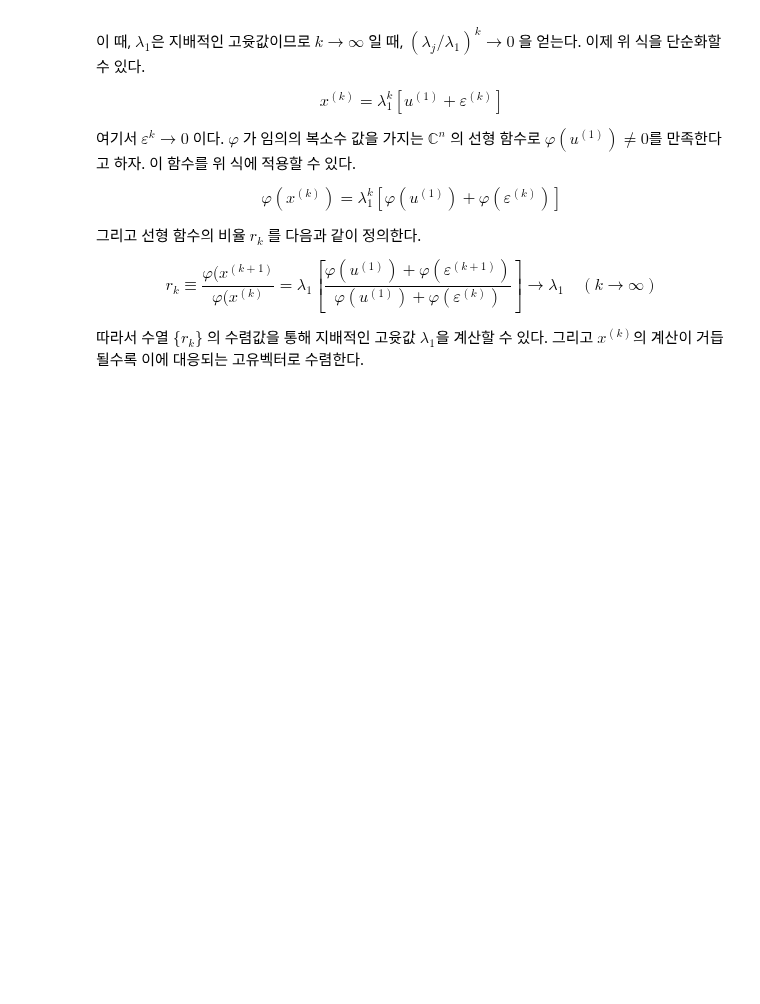
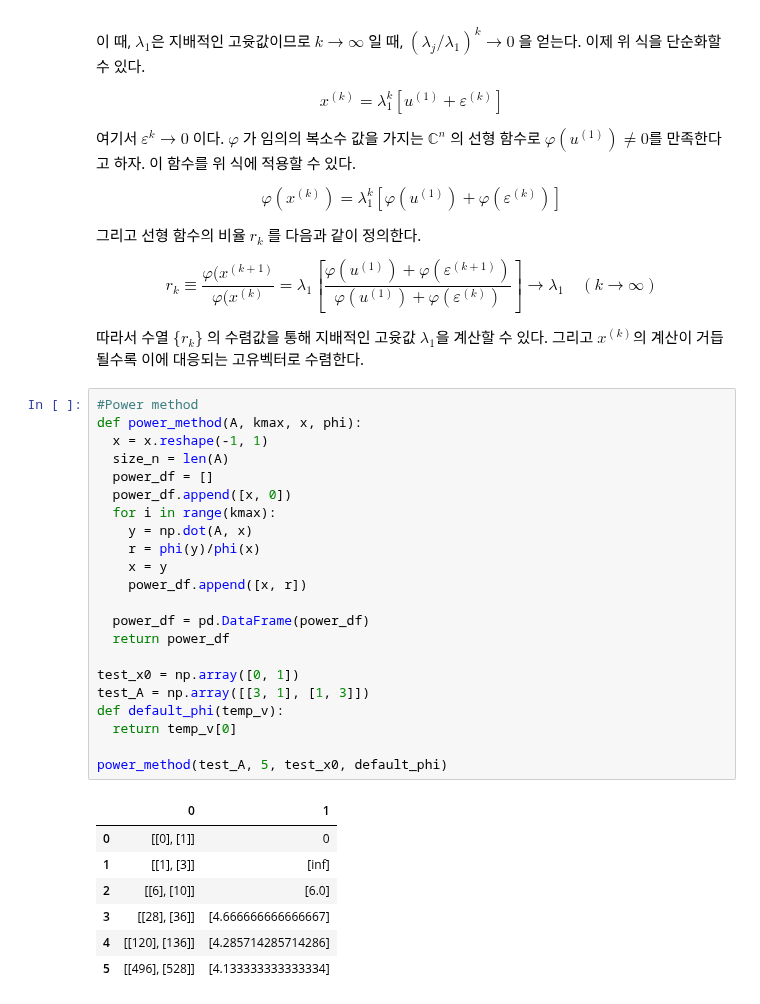
Before and after one commit to tirals88/Numerical-Mathematics-and-Computing, a Jupyter notebook: Chap8_More on Linear Systems.ipynb, the cells around one changed output. Drawn from its saved outputs; the diff is of its cells as text; blank space fills up the shorter version.

```diff
--- a/Chap8_More on Linear Systems.ipynb
+++ b/Chap8_More on Linear Systems.ipynb
@@ -459,3 +459,33 @@ $$\varphi(x^{(k)}) = \lambda^{k}_{1}[\varphi(u^{(1)}) + \varphi(\varepsilon^{(k)
 $$r_{k} \equiv \frac{\varphi(x^{(k+1)}}{\varphi(x^{(k)}} = \lambda_{1}[\frac{\varphi(u^{(1)}) + \varphi(\varepsilon^{(k+1)})}{\varphi(u^{(1)}) + \varphi(\varepsilon^{(k)})}]\rightarrow \lambda_{1} \quad (k \rightarrow \infty)$$
 
 따라서 수열 $\{r_{k}\}$ 의 수렴값을 통해 지배적인 고윳값 $\lambda_{1}$을 계산할 수 있다. 그리고 $x^{(k)}$의 계산이 거듭될수록 이에 대응되는 고유벡터로 수렴한다.
+# %%
+#Power method
+def power_method(A, kmax, x, phi):
+  x = x.reshape(-1, 1)
+  size_n = len(A)
+  power_df = []
+  power_df.append([x, 0])
+  for i in range(kmax):
+    y = np.dot(A, x)
+    r = phi(y)/phi(x)
+    x = y
+    power_df.append([x, r])
+
+  power_df = pd.DataFrame(power_df)
+  return power_df
+
+test_x0 = np.array([0, 1])
+test_A = np.array([[3, 1], [1, 3]])
+def default_phi(temp_v):
+  return temp_v[0]
+
+power_method(test_A, 5, test_x0, default_phi)
+# %% [output]
+|  | 0 | 1 |
+| 0 | [[0], [1]] | 0 |
+| 1 | [[1], [3]] | [inf] |
+| 2 | [[6], [10]] | [6.0] |
+| 3 | [[28], [36]] | [4.666666666666667] |
+| 4 | [[120], [136]] | [4.285714285714286] |
+| 5 | [[496], [528]] | [4.133333333333334] |
```
